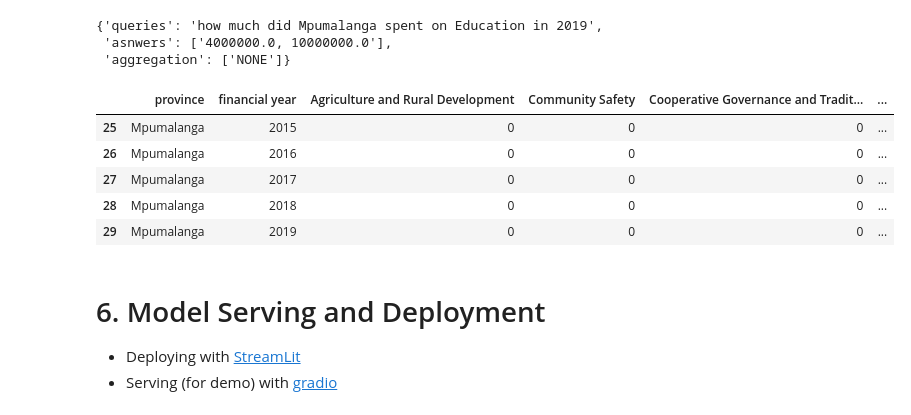
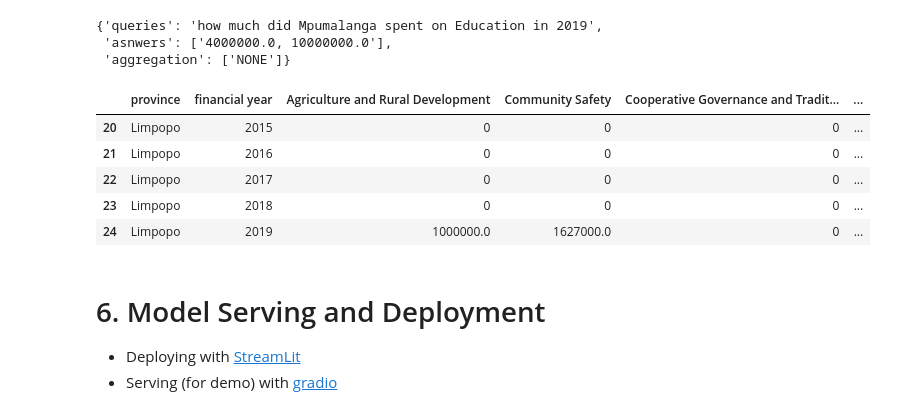
Before and after one commit to mabu-dev/Intro2ML-and-DS, a Jupyter notebook: examples/NEMISA-Hack/Intro2DataScienceTools.ipynb, the cells around one changed output. Cells and saved outputs as stored; diff of their text form; code cells hidden in the pictures.

```diff
--- a/examples/NEMISA-Hack/Intro2DataScienceTools.ipynb
+++ b/examples/NEMISA-Hack/Intro2DataScienceTools.ipynb
@@ -385,14 +385,14 @@ Wall time: 27.7 s
  'asnwers': ['4000000.0, 10000000.0'],
  'aggregation': ['NONE']}
 # %%
-df_table.loc[df_table.province == "Mpumalanga"]
+df_table.loc[df_table.province == "Limpopo"]
 # %% [output]
 |  | province | financial year | Agriculture and Rural Development | Community Safety | Cooperative Governance and Tradit... | ... |
-| 25 | Mpumalanga | 2015 | 0 | 0 | 0 | ... |
-| 26 | Mpumalanga | 2016 | 0 | 0 | 0 | ... |
-| 27 | Mpumalanga | 2017 | 0 | 0 | 0 | ... |
-| 28 | Mpumalanga | 2018 | 0 | 0 | 0 | ... |
-| 29 | Mpumalanga | 2019 | 0 | 0 | 0 | ... |
+| 20 | Limpopo | 2015 | 0 | 0 | 0 | ... |
+| 21 | Limpopo | 2016 | 0 | 0 | 0 | ... |
+| 22 | Limpopo | 2017 | 0 | 0 | 0 | ... |
+| 23 | Limpopo | 2018 | 0 | 0 | 0 | ... |
+| 24 | Limpopo | 2019 | 1000000.0 | 1627000.0 | 0 | ... |
 # %% [markdown]
 # 6. Model Serving and Deployment
 - Deploying with [StreamLit](https://www.streamlit.io/gallery)
```
Also changed, not shown: parts of 2 cells of this notebook, 2 other files.
